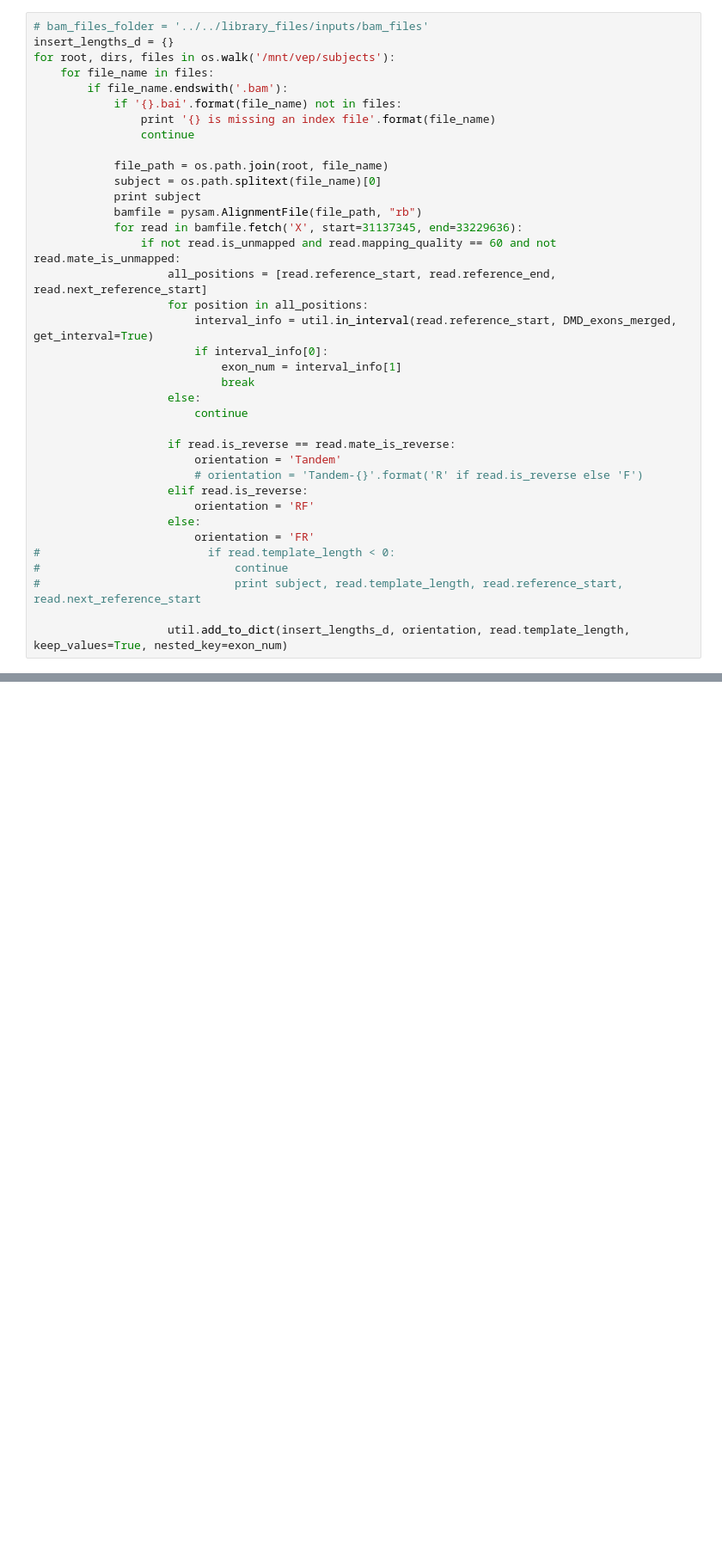
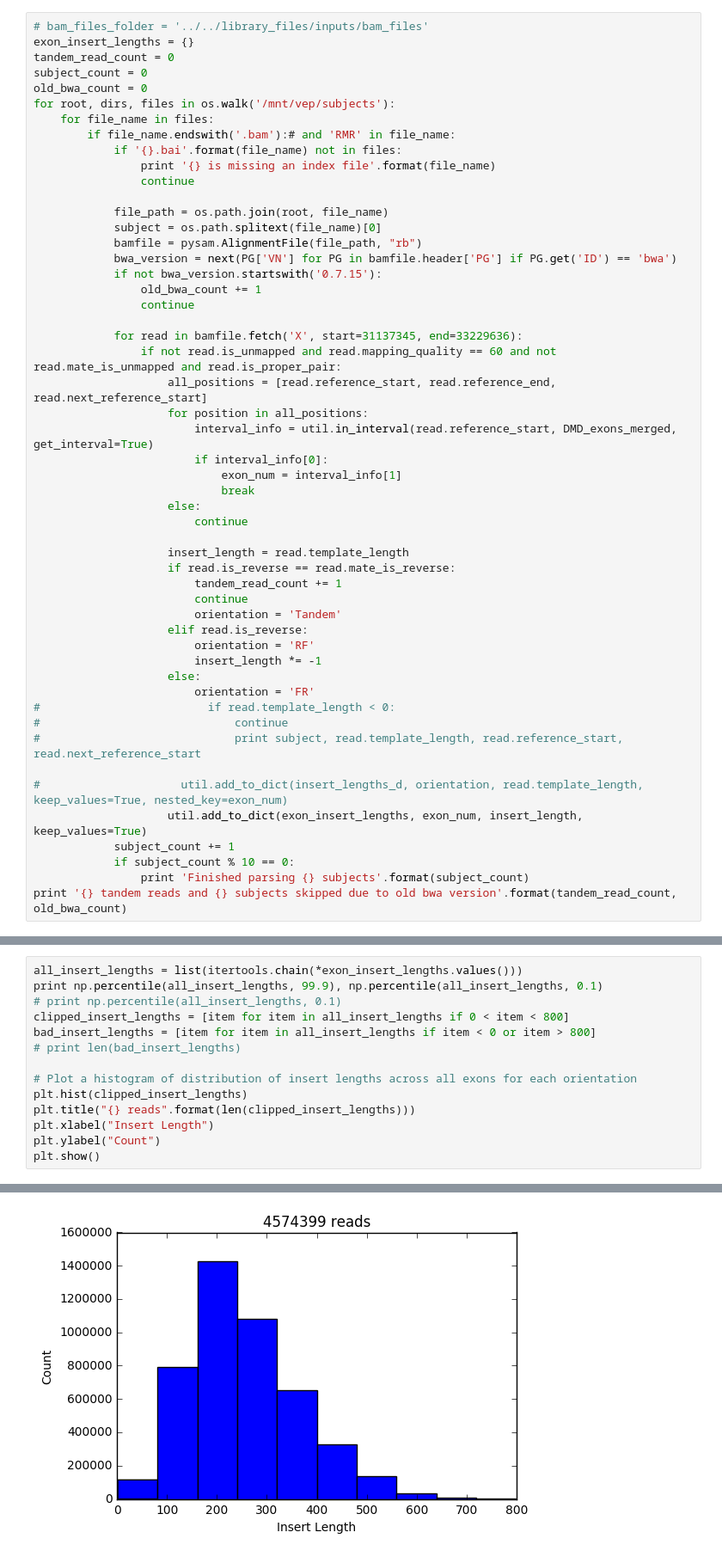
Before and after one commit to vkozareva/geneCNV, a Jupyter notebook: notebooks/paired_end_mapping.ipynb, the cells around one changed output, grey strips where cells are left out. Shown at 86% size. Cells and saved outputs as stored; diff of their text form; blank space fills up the shorter version.

```diff
--- a/notebooks/paired_end_mapping.ipynb
+++ b/notebooks/paired_end_mapping.ipynb
@@ -17,19 +23,26 @@ Finished loading ensembl within the gene collection from the genepeeks-prod data
 # %%
 # bam_files_folder = '../../library_files/inputs/bam_files'
-insert_lengths_d = {}
+exon_insert_lengths = {}
+tandem_read_count = 0
+subject_count = 0
+old_bwa_count = 0
 for root, dirs, files in os.walk('/mnt/vep/subjects'):
     for file_name in files:
-        if file_name.endswith('.bam'):
+        if file_name.endswith('.bam'):# and 'RMR' in file_name:
             if '{}.bai'.format(file_name) not in files:
                 print '{} is missing an index file'.format(file_name)
                 continue
 
             file_path = os.path.join(root, file_name)
             subject = os.path.splitext(file_name)[0]
-            print subject
             bamfile = pysam.AlignmentFile(file_path, "rb")
+            bwa_version = next(PG['VN'] for PG in bamfile.header['PG'] if PG.get('ID') == 'bwa')
+            if not bwa_version.startswith('0.7.15'):
+                old_bwa_count += 1
+                continue
+
             for read in bamfile.fetch('X', start=31137345, end=33229636):
-                if not read.is_unmapped and read.mapping_quality == 60 and not read.mate_is_unmapped:
+                if not read.is_unmapped and read.mapping_quality == 60 and not read.mate_is_unmapped and read.is_proper_pair:
                     all_positions = [read.reference_start, read.reference_end, read.next_reference_start]
                     for position in all_positions:
                         interval_info = util.in_interval(read.reference_start, DMD_exons_merged, get_interval=True)
@@ -39,16 +52,24 @@ for root, dirs, files in os.walk('/mnt/vep/subjects'):
                     else:
                         continue
 
+                    insert_length = read.template_length
                     if read.is_reverse == read.mate_is_reverse:
+                        tandem_read_count += 1
+                        continue
                         orientation = 'Tandem'
-                        # orientation = 'Tandem-{}'.format('R' if read.is_reverse else 'F')
                     elif read.is_reverse:
                         orientation = 'RF'
+                        insert_length *= -1
                     else:
                         orientation = 'FR'
 #                         if read.template_length < 0:
 #                             continue
 #                             print subject, read.template_length, read.reference_start, read.next_reference_start
 
-                    util.add_to_dict(insert_lengths_d, orientation, read.template_length, keep_values=True, nested_key=exon_num)
+#                     util.add_to_dict(insert_lengths_d, orientation, read.template_length, keep_values=True, nested_key=exon_num)
+                    util.add_to_dict(exon_insert_lengths, exon_num, insert_length, keep_values=True)
+            subject_count += 1
+            if subject_count % 10 == 0:
+                print 'Finished parsing {} subjects'.format(subject_count)
+print '{} tandem reads and {} subjects skipped due to old bwa version'.format(tandem_read_count, old_bwa_count)
 # %% [output]
@@ -149,0 +201,15 @@ Tandem -> (67 reads)
+# %%
+all_insert_lengths = list(itertools.chain(*exon_insert_lengths.values()))
+print np.percentile(all_insert_lengths, 99.9), np.percentile(all_insert_lengths, 0.1)
+# print np.percentile(all_insert_lengths, 0.1)
+clipped_insert_lengths = [item for item in all_insert_lengths if 0 < item < 800]
+bad_insert_lengths = [item for item in all_insert_lengths if item < 0 or item > 800]
+# print len(bad_insert_lengths)
+
+# Plot a histogram of distribution of insert lengths across all exons for each orientation
+plt.hist(clipped_insert_lengths)
+plt.title("{} reads".format(len(clipped_insert_lengths)))
+plt.xlabel("Insert Length")
+plt.ylabel("Count")
+plt.show()
+# %% [output]
@@ -149,0 +217 @@ Tandem -> (67 reads)
+[figure, added]
```
Also changed, not shown: parts of 17 cells of this notebook, 1 other file.
